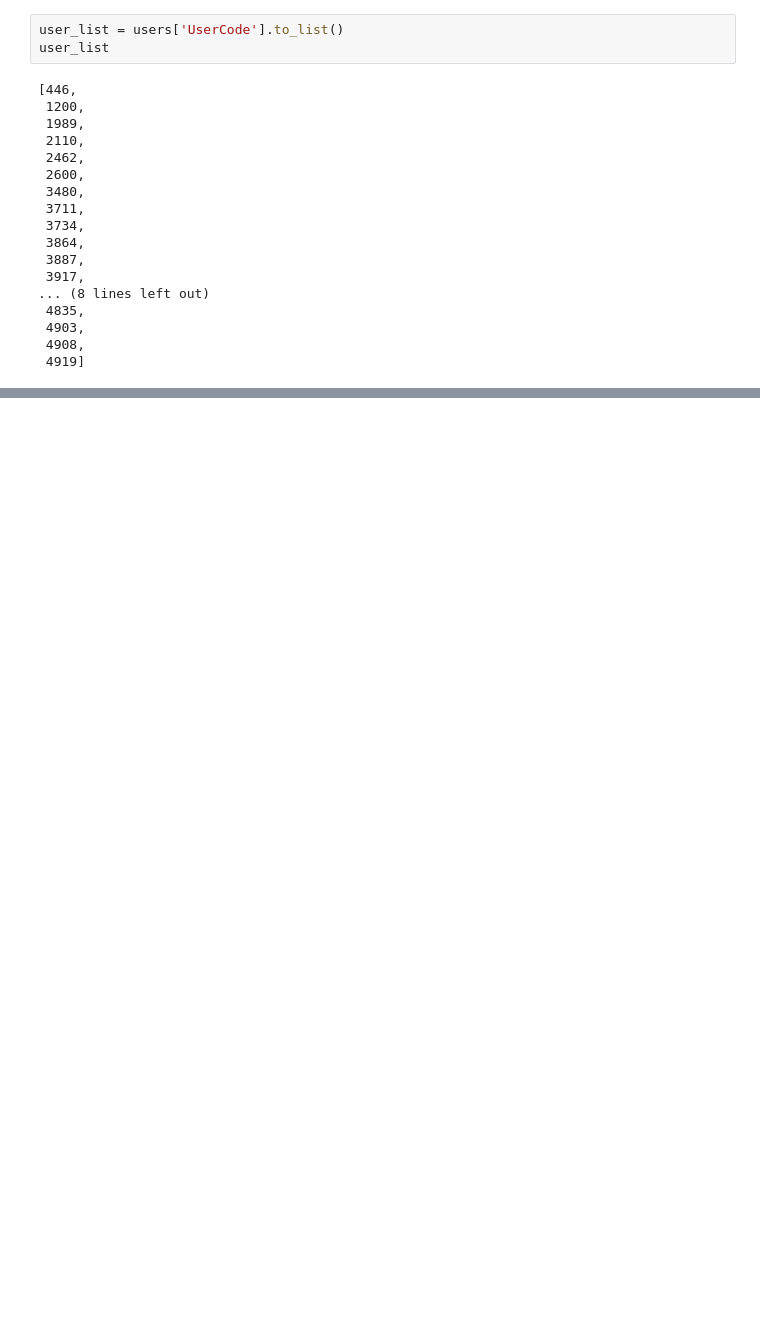
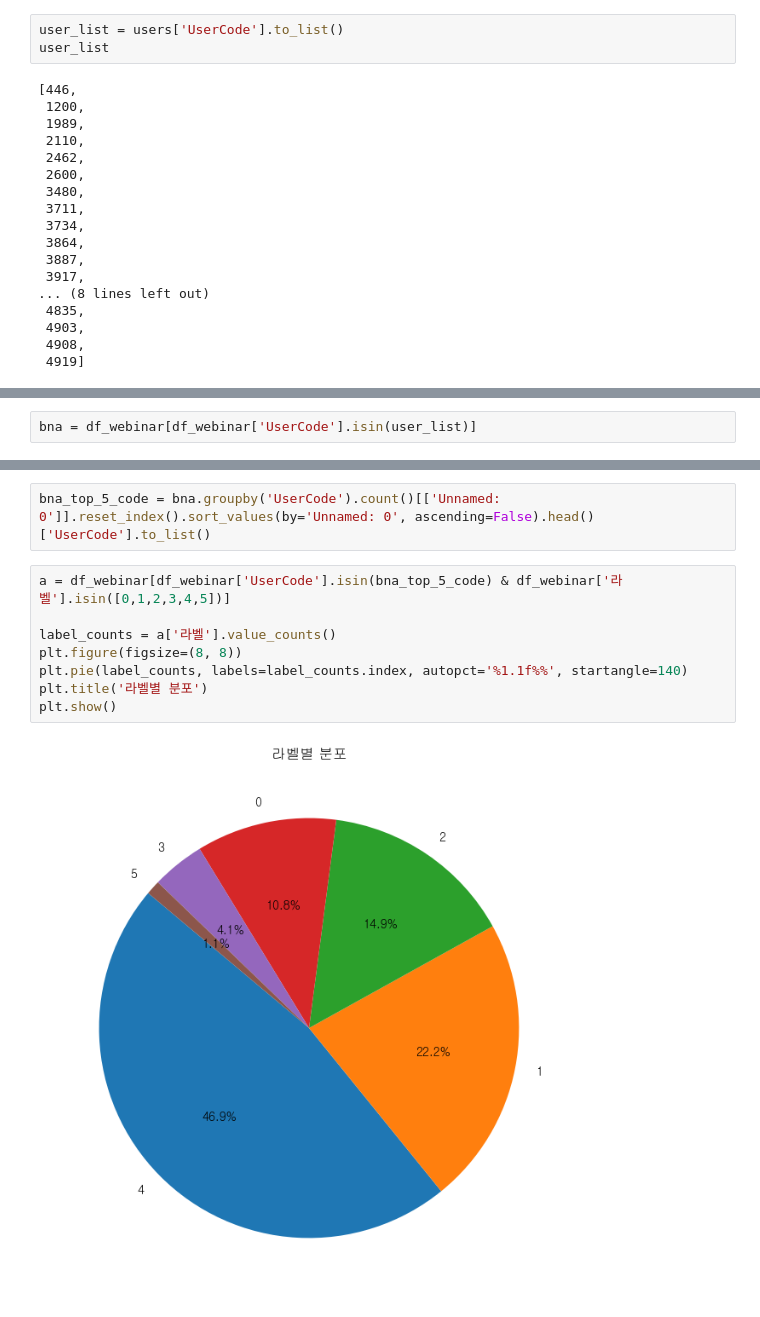
Before and after one commit to Utaewook/PIAI_ResearchIntern, a Jupyter notebook: p-gpt/webina/src/analysis.ipynb, the cells around one changed output, grey strips where cells are left out. Drawn from its saved outputs; the diff is of its cells as text; blank space fills up the shorter version.

```diff
--- a/p-gpt/webina/src/analysis.ipynb
+++ b/p-gpt/webina/src/analysis.ipynb
@@ -782,0 +909,2 @@ df_webinar[df_webinar['UserCode'].isin(user_list)].to_excel('전중후다한사
+# %%
+bna = df_webinar[df_webinar['UserCode'].isin(user_list)]
@@ -782,0 +920,12 @@ df_webinar[df_webinar['UserCode'].isin(user_list)].to_excel('전중후다한사
+# %%
+bna_top_5_code = bna.groupby('UserCode').count()[['Unnamed: 0']].reset_index().sort_values(by='Unnamed: 0', ascending=False).head()['UserCode'].to_list()
+# %%
+a = df_webinar[df_webinar['UserCode'].isin(bna_top_5_code) & df_webinar['라벨'].isin([0,1,2,3,4,5])]
+
+label_counts = a['라벨'].value_counts()
+plt.figure(figsize=(8, 8))
+plt.pie(label_counts, labels=label_counts.index, autopct='%1.1f%%', startangle=140)
+plt.title('라벨별 분포')
+plt.show()
+# %% [output]
+[figure, added]
```
Also changed, not shown: parts of 42 cells of this notebook, 17 other files.
